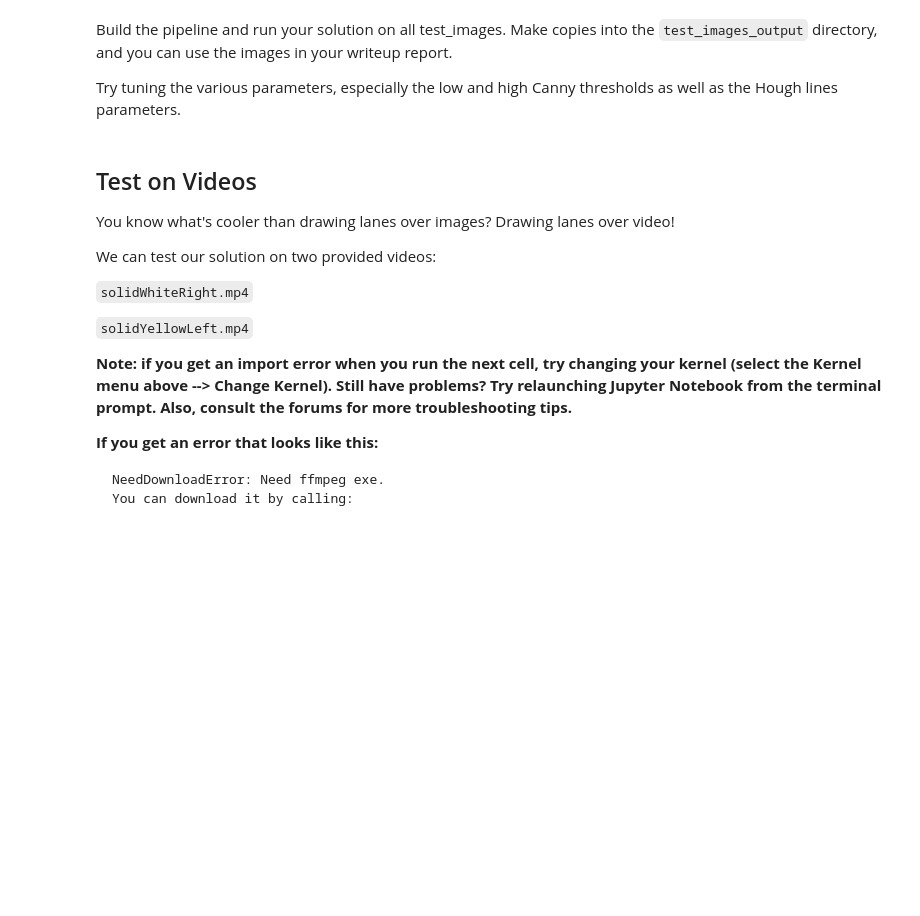
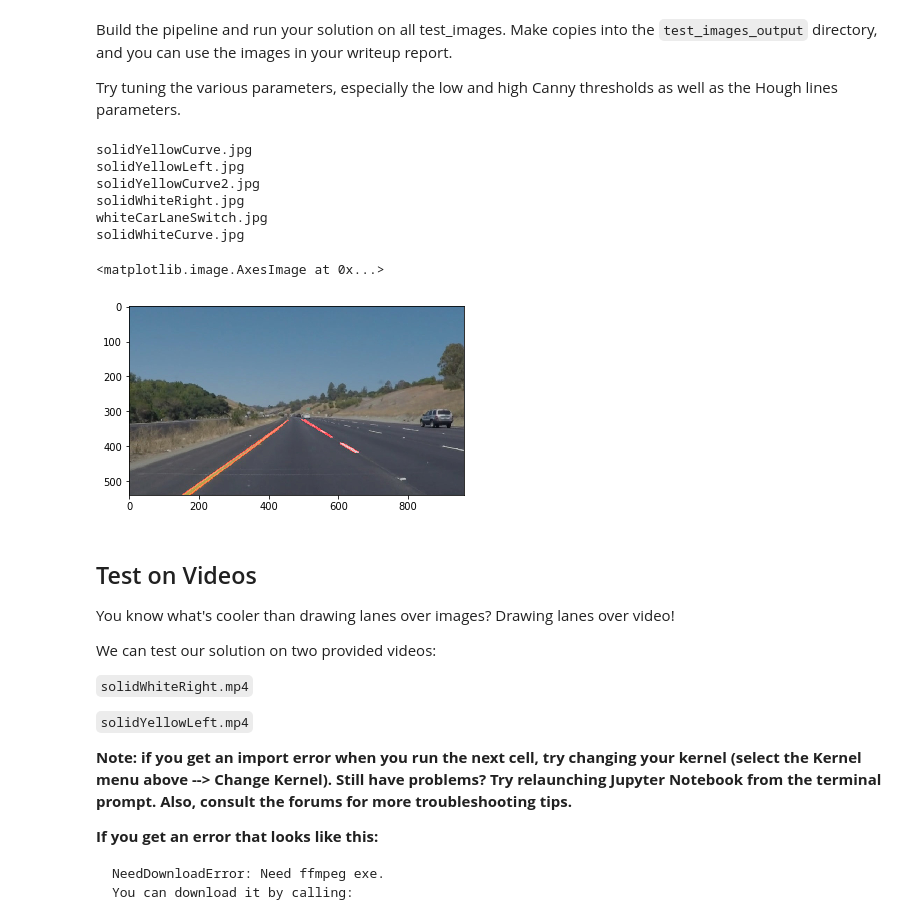
Before and after one commit to jeremyscatigna/CarND-LaneLines-P1, a Jupyter notebook: P1.ipynb, the cells around one changed output. Saved outputs shown, nothing was run; the diff lists cells and outputs as text; code cells hidden in the pictures; blank space fills up the shorter version.

Commit message:
implement first detection pipeline without continuous lines

```diff
--- a/P1.ipynb
+++ b/P1.ipynb
@@ -199,3 +196,65 @@ Try tuning the various parameters, especially the low and high Canny thresholds
+# %%
+# TODO: Build your pipeline that will draw lane lines on the test_images
+# then save them to the test_images_output directory.
+def pipeline(image):
+    rho = 2 # distance resolution in pixels of the Hough grid
+    theta = np.pi/180 # angular resolution in radians of the Hough grid
+    threshold = 50     # minimum number of votes (intersections in Hough grid cell)
+    min_line_len = 15 #minimum number of pixels making up a line
+    max_line_gap = 20    # maximum gap in pixels between connectable line segments
+    line_image = np.copy(image)*0 # creating a blank to draw lines on
+
+    gray = grayscale(image)
+    blurGray = gaussian_blur(gray, 5)
+    edges = canny(blurGray, 50, 150)
+
+    trap_bottom_width = 0.85
+    trap_top_width = 0.07
+    trap_height = 0.4
+
+    mask = np.zeros_like(edges)
+    ignore_mask_color = 255
+    imshape = image.shape
+
+    vertices = np.array([[\
+        ((imshape[1] * (1 - trap_bottom_width)) // 2, imshape[0]),\
+        ((imshape[1] * (1 - trap_top_width)) // 2, imshape[0] - imshape[0] * trap_height),\
+        (imshape[1] - (imshape[1] * (1 - trap_top_width)) // 2, imshape[0] - imshape[0] * trap_height),\
+        (imshape[1] - (imshape[1] * (1 - trap_bottom_width)) // 2, imshape[0])]]\
+        , dtype=np.int32)
+
+    masked_img = region_of_interest(edges, vertices)
+    lines = hough_lines(masked_img, rho, theta, threshold, min_line_len, max_line_gap)
+    weighted = weighted_img(lines, image, α=0.8, β=1., γ=0.)
+
+    return weighted
+
+load_directory = "test_images/"
+output_directory = "test_images_output/"
+
+
+if not os.path.exists(output_directory):
+    os.mkdir(output_directory)
+
+for file_name in os.listdir(load_directory):
+    print(file_name)
+    image = mpimg.imread(load_directory+file_name)
+
+    lines_edges = pipeline(image)
+
+    plt.imsave(output_directory+file_name,lines_edges)
+
+image = mpimg.imread("test_images_output/solidYellowCurve.jpg")
+plt.imshow(image)
+# %% [output]
+solidYellowCurve.jpg
+solidYellowLeft.jpg
+solidYellowCurve2.jpg
+solidWhiteRight.jpg
+whiteCarLaneSwitch.jpg
+solidWhiteCurve.jpg
+<matplotlib.image.AxesImage at 0x...>
+[figure, added]
 # %% [markdown]
 ## Test on Videos
 
```
Also changed, not shown: parts of 8 cells of this notebook, 9 other files.
